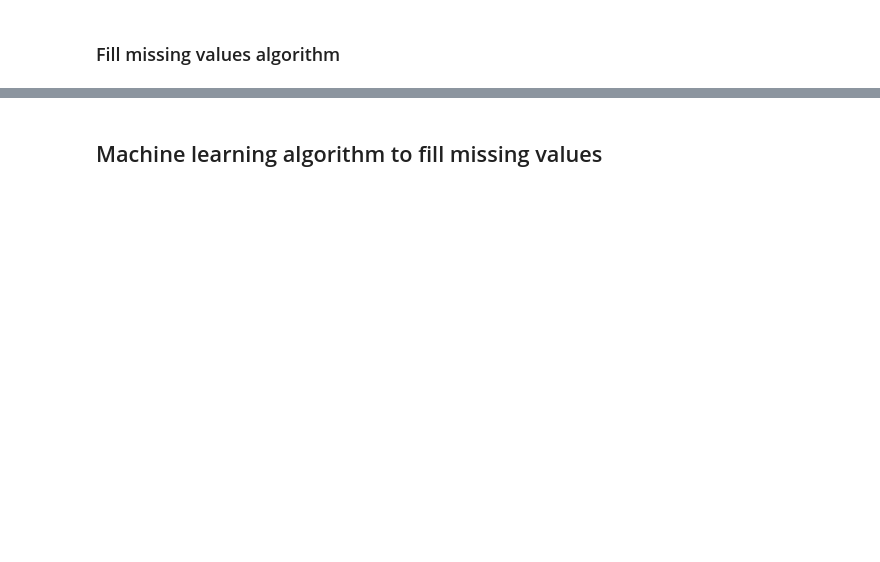
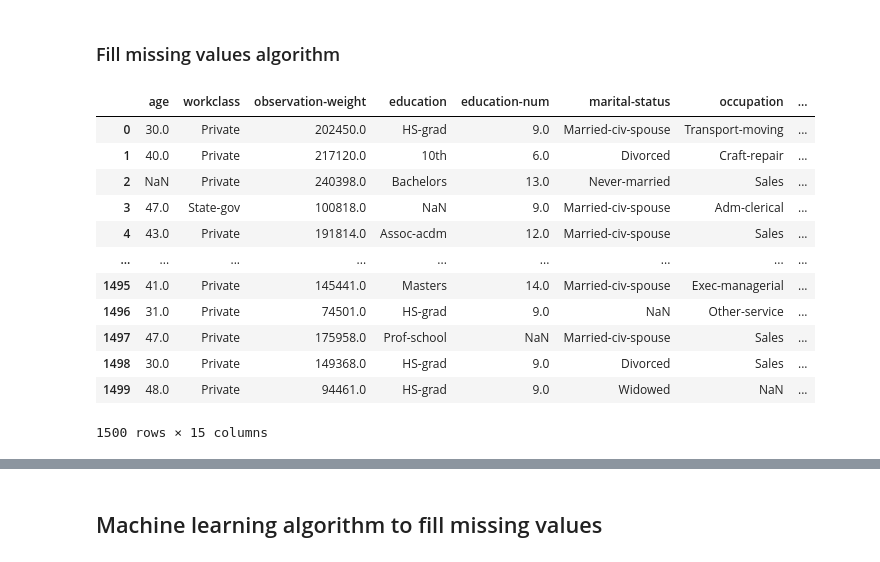
Before and after one commit to eyalmichon/DS_Project, a Jupyter notebook: DS_Workshop.ipynb, the cells around one changed output, grey strips where cells are left out. Drawn from its saved outputs; the diff is of its cells as text; code cells hidden in the pictures; blank space fills up the shorter version.

```diff
--- a/DS_Workshop.ipynb
+++ b/DS_Workshop.ipynb
@@ -58,7 +57,8 @@ transactions = [list(item.items()) for item in dict_for_apriori]
 # %% [markdown]
 Finding the association rules using the Apriori algorithm
 # %%
-itemsets, rules = apriori(transactions, min_support=0.2, min_confidence=0.55, output_transaction_ids=False)
+itemsets, rules = apriori(transactions, min_support=0.3, min_confidence=0.6, output_transaction_ids=False)
+rules = [rule for rule in rules if not any(map(lambda x: x[1] == 'nan', rule.rhs)) and not any(map(lambda x: x[1] == 'nan', rule.lhs))]
 print(f'We have {len(rules)} rules and here are the first 10:')
 rules[:10]
 # %% [output]
@@ -95,36 +95,51 @@ df_missing_index_rows = df_with_missing_ar.index[df_with_missing_ar.isna().any(a
 ### Fill missing values algorithm
 # %%
 # create a dictionary with the column names and the index of the column
-col_names = df_with_missing.columns
 col_names_dict = {}
-for i, col in enumerate(col_names):
+for i, col in enumerate(df_with_missing_ar.columns):
     col_names_dict[col] = i
 # %%
 # algortihm to fill missing values
 for index in tqdm(df_missing_index_rows):
     # print the current row on the same line (replacing the previous line)
     row = df_with_missing_ar.iloc[index]
     rhs, lhs = [], []
 
     for col in row.index:
         rhs.append(col) if row[col] != row[col] else lhs.append(col)
 
     relevant_rules = []
     for rule in sorted_rules:
         # check if [col[0] for col in rule.rhs] is a subset of rhs
         if set([col[0] for col in rule.rhs]).issubset(set(rhs)): relevant_rules.append(rule)
 
     for rule in relevant_rules:
         # check if [keyval[0] for keyval in rule.lhs] is a subset of lhs
         if set([keyval for keyval in rule.lhs]).issubset(set([(col, row[col]) for col in lhs])):
             should_fill = True
             for keyval in rule.rhs:
                 if row[keyval[0]] == row[keyval[0]] and keyval[1] != row[keyval[0]]:
                     should_fill = False
                     break
             if should_fill:
                 for keyval in rule.rhs:
-                    df_with_missing_ar.iloc[index, col_names_dict[keyval[0]]] = keyval[1]
+                    df_with_missing_ar.iloc[index, col_names_dict[keyval[0]]] = pd.to_numeric(keyval[1], errors='ignore')
+
+df_with_missing_ar
+# %% [output]
+|  | age | workclass | observation-weight | education | education-num | marital-status | occupation | ... |
+| 0 | 30.0 | Private | 202450.0 | HS-grad | 9.0 | Married-civ-spouse | Transport-moving | ... |
+| 1 | 40.0 | Private | 217120.0 | 10th | 6.0 | Divorced | Craft-repair | ... |
+| 2 | NaN | Private | 240398.0 | Bachelors | 13.0 | Never-married | Sales | ... |
+| 3 | 47.0 | State-gov | 100818.0 | NaN | 9.0 | Married-civ-spouse | Adm-clerical | ... |
+| 4 | 43.0 | Private | 191814.0 | Assoc-acdm | 12.0 | Married-civ-spouse | Sales | ... |
+| ... | ... | ... | ... | ... | ... | ... | ... | ... |
+| 1495 | 41.0 | Private | 145441.0 | Masters | 14.0 | Married-civ-spouse | Exec-managerial | ... |
+| 1496 | 31.0 | Private | 74501.0 | HS-grad | 9.0 | NaN | Other-service | ... |
+| 1497 | 47.0 | Private | 175958.0 | Prof-school | NaN | Married-civ-spouse | Sales | ... |
+| 1498 | 30.0 | Private | 149368.0 | HS-grad | 9.0 | Divorced | Sales | ... |
+| 1499 | 48.0 | Private | 94461.0 | HS-grad | 9.0 | Widowed | NaN | ... |
+1500 rows × 15 columns
 # %%
 num_of_missing_after = df_with_missing_ar.isnull().sum().sum()
 print(f'Number of filled values: {num_of_missing_before - num_of_missing_after}')
```
Also changed, not shown: parts of 13 cells of this notebook, 3 other files.
